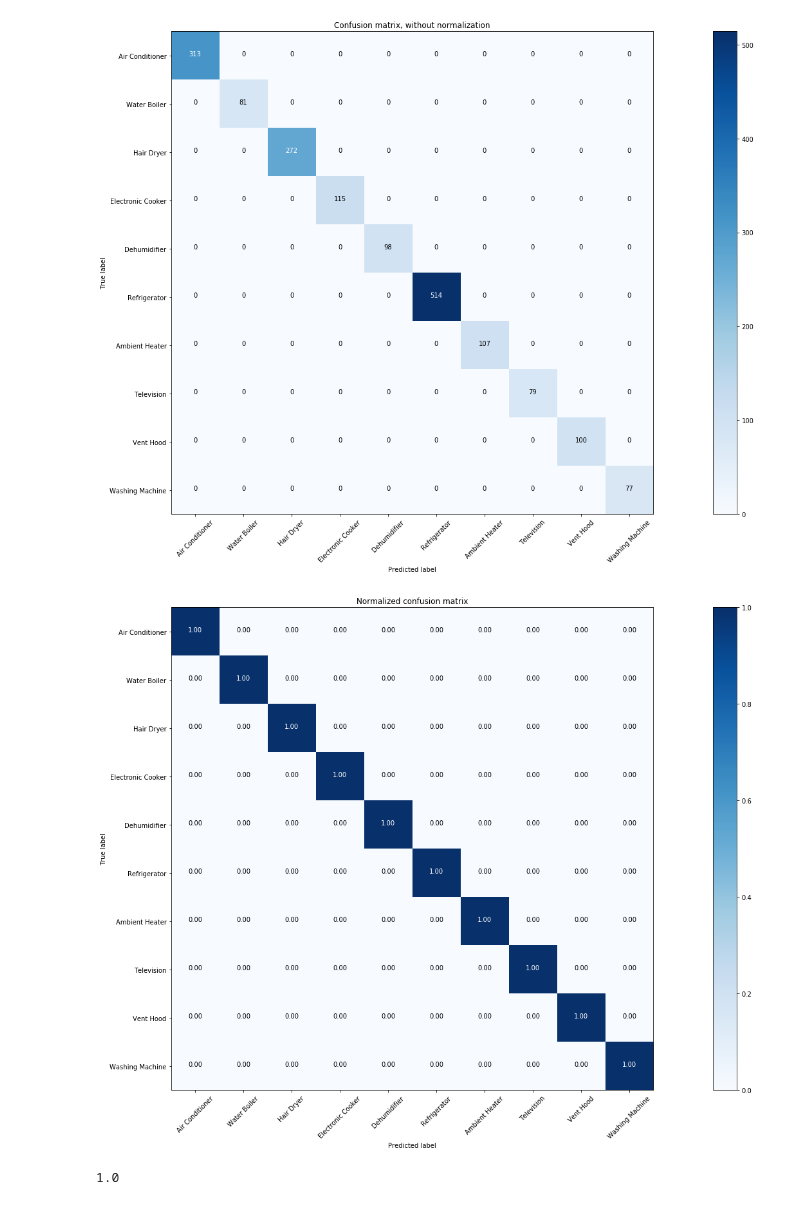
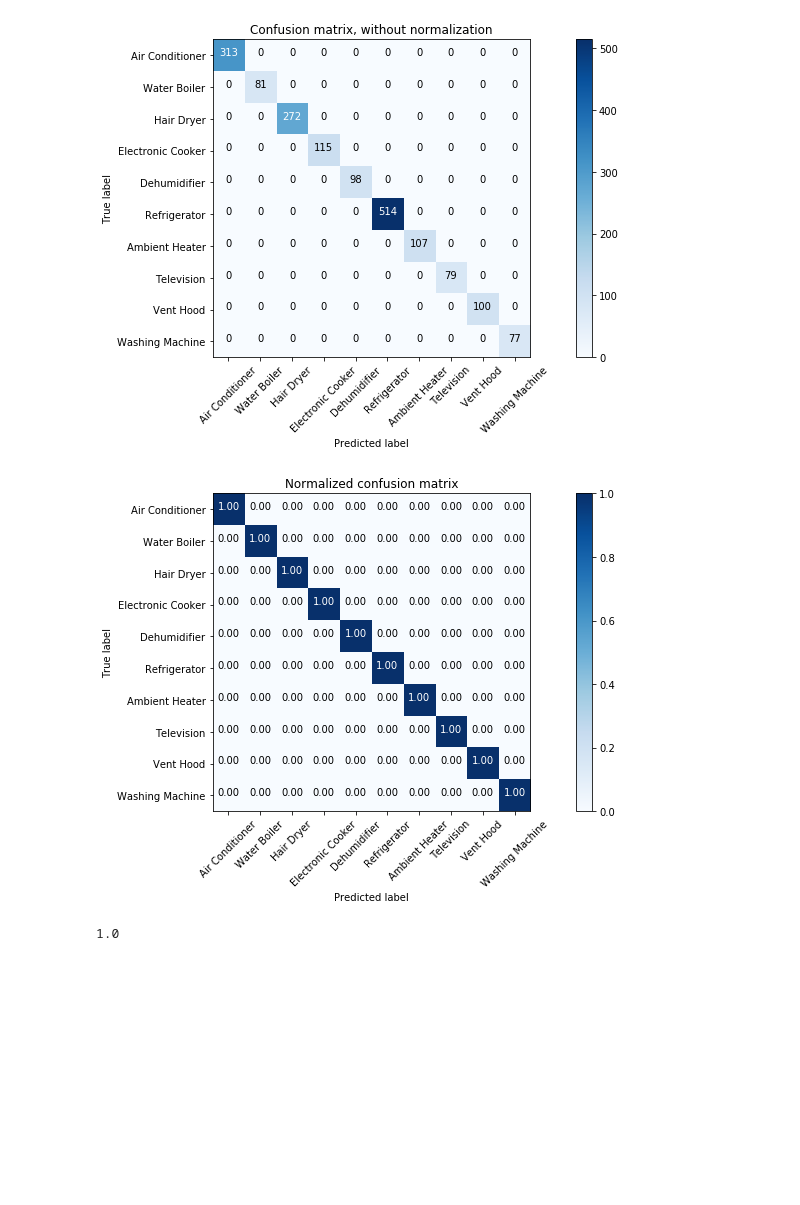
Before and after one commit to omegawea/Load-signature-analysis-for-residential-loads, a Jupyter notebook: demoA.ipynb, the cells around one changed output. Saved outputs shown, nothing was run; the diff lists cells and outputs as text; code cells hidden in the pictures; blank space fills up the shorter version.

```diff
--- a/demoA.ipynb
+++ b/demoA.ipynb
@@ -15,7 +15,7 @@ from __future__ import print_function, division
 warnings.filterwarnings('ignore')
 %matplotlib inline
 
-rcParams['figure.figsize'] = (26, 12)
+rcParams['figure.figsize'] = (13, 6)
 # %%
 #%% Load Class A Dataset
 classA_dataset = appliances.classA.dataset()
@@ -41,7 +41,17 @@ from sklearn.model_selection import train_test_split
 svc = svm.SVC(C=1.0, kernel='poly', degree=2, gamma='auto', coef0=0.0,
           shrinking=True, probability=False, tol=0.001, cache_size=200,
           class_weight=None, verbose=False, max_iter=-1, random_state=None)
-y_pred = svc.fit(X_train, y_train).predict(X_test)
+start = time.time()
+print("SVM Training...")
+svc.fit(X_train, y_train)
+end = time.time()
+print("Runtime =", end-start, "seconds.")
+
+start = time.time()
+print("SVM Prediction...")
+y_pred = svc.predict(X_test)
+end = time.time()
+print("Runtime =", end-start, "seconds.")
 # Compute confusion matrix
 cnf_matrix = confusion_matrix(y_test, y_pred)
 np.set_printoptions(precision=2)
@@ -64,24 +74,30 @@ f1_score(y_test, y_pred, average='weighted')
 # %%
 #%% Naive Bayes classifier
 from sklearn.naive_bayes import GaussianNB
 
+start = time.time()
+print("Naive Bayes Training...")
 gnb = GaussianNB().fit(X_train, y_train)
+end = time.time()
+print("Runtime =", end-start, "seconds.")
+
+start = time.time()
+print("Naive Bayes Prediction...")
 y_pred = gnb.predict(X_test)
+end = time.time()
+print("Runtime =", end-start, "seconds.")
 # Compute confusion matrix
 cnf_matrix = confusion_matrix(y_test, y_pred)
 np.set_printoptions(precision=2)
 # Plot non-normalized confusion matrix
 plt.figure()
 plot_confusion_matrix(cnf_matrix, classes=class_names, title='Confusion matrix, without normalization')
 # Plot normalized confusion matrix
 plt.figure()
 plot_confusion_matrix(cnf_matrix, classes=class_names, normalize=True, title='Normalized confusion matrix')
 plt.show()
-#f1_score(y_test, y_pred, average='macro')
-#f1_score(y_test, y_pred, average='micro')
 f1_score(y_test, y_pred, average='weighted')
-#f1_score(y_test, y_pred, average=None)
 # %% [output]
-[figure, old version]
+[figure, new version]
-[figure, old version]
+[figure, new version]
 1.0
```
Also changed, not shown: parts of 10 cells of this notebook, 2 other files.
